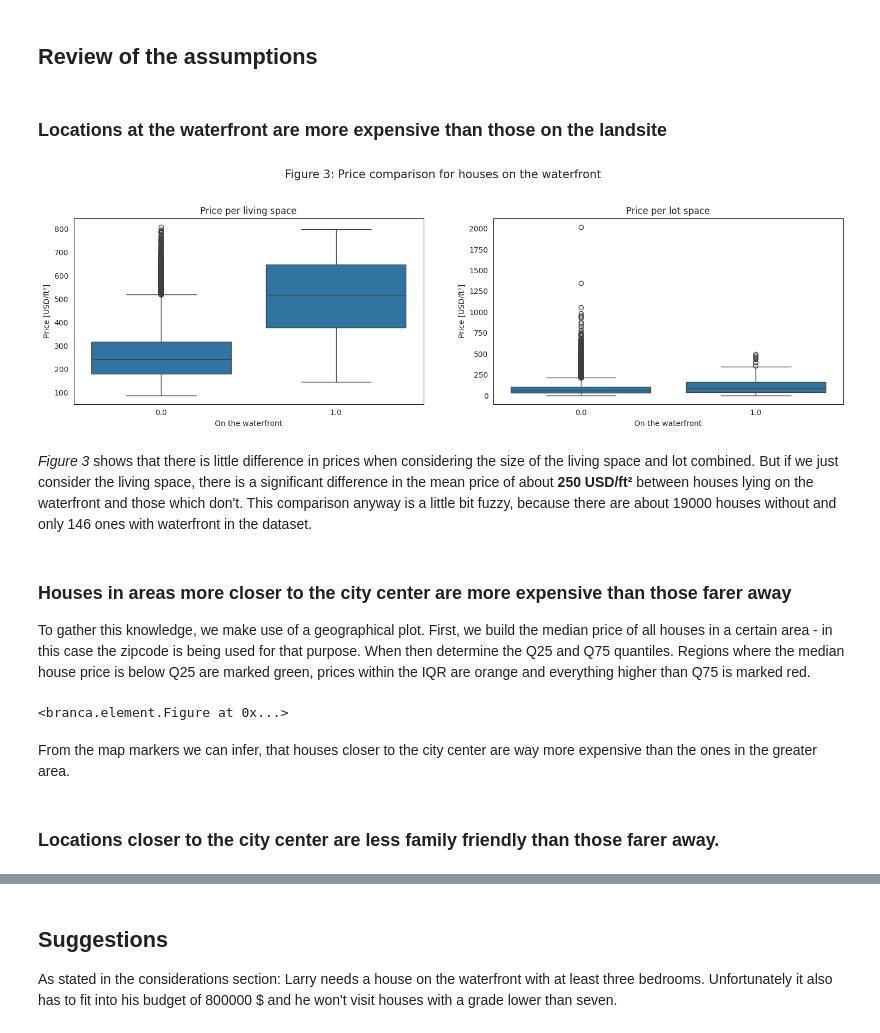
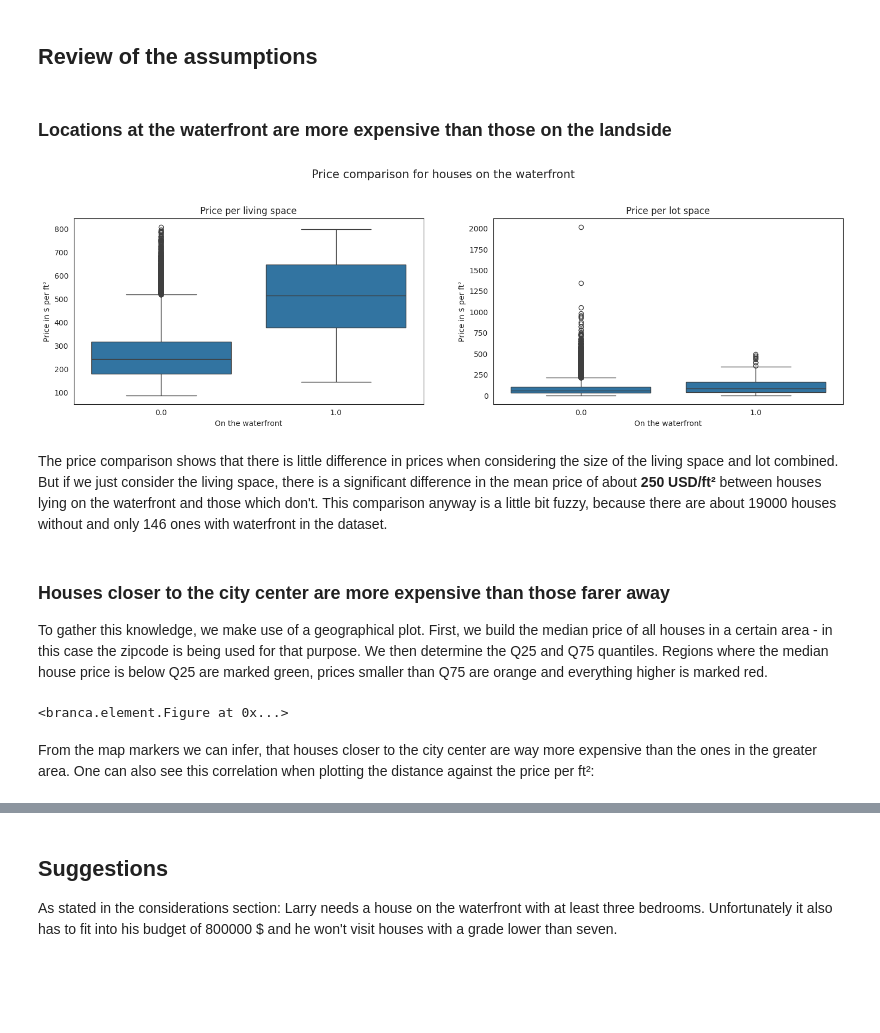
Before and after one commit to christian-reimann/ds-eda-project, a Jupyter notebook: reimann_eda.ipynb, the cells around one changed output, grey strips where cells are left out. Drawn from its saved outputs; the diff is of its cells as text; code cells hidden in the pictures; blank space fills up the shorter version.

```diff
--- a/reimann_eda.ipynb
+++ b/reimann_eda.ipynb
@@ -224,0 +217,24 @@ df[["price", "sqft_living", "sqft_lot", "price_per_sqft_living", "price_per_sqft
+# %%
+def haversine(lat1, lon1, lat2, lon2):
+    # Convert latitude and longitude from degrees to radians
+    lat1, lon1, lat2, lon2 = map(np.radians, [lat1, lon1, lat2, lon2])
+
+    # Haversine formula
+    dlat = lat2 - lat1
+    dlon = lon2 - lon1
+    a = np.sin(dlat/2)**2 + np.cos(lat1) * np.cos(lat2) * np.sin(dlon/2)**2
+    c = 2 * np.arcsin(np.sqrt(a))
+
+    # Radius of Earth in kilometers
+    r = 6371
+
+    # Calculate the result
+    return c * r
+
+# Apply the haversine function to each house in the dataset
+df["distance"] = df.apply(
+    lambda row: haversine(row["lat"], row["long"], SPACE_NEEDLE_COORDS[0], SPACE_NEEDLE_COORDS[1]),
+    axis=1
+)
+
+df[["lat", "long", "distance"]].head(10)
@@ -296,30 +327,34 @@ Now, let's have a look at the client. I chose Larry Sanders, who is looking for
 # %% [markdown]
 ## Review of the assumptions
 # %% [markdown]
-### Locations at the waterfront are more expensive than those on the landsite
+### Locations at the waterfront are more expensive than those on the landside
 # %%
 fig, ax = plt.subplots(1, 2, figsize = (15,5))
-fig.suptitle("Figure 3: Price comparison for houses on the waterfront", fontsize=15)
+fig.suptitle("Price comparison for houses on the waterfront", fontsize=15)
 
 f1 = sns.boxplot(x = df["waterfront"], y = df["price_per_sqft_living"], ax=ax[0])
-f1.set_xlabel("On the waterfront")
-f1.set_ylabel("Price [USD/ft²]", fontsize = 10)
-f1.set_title("Price per living space", fontsize = 12)
+f1.set(
+    xlabel="On the waterfront",
+    ylabel="Price in $ per ft²",
+    title="Price per living space"
+)
 
 f2 = sns.boxplot(x = df["waterfront"], y = df["price_per_sqft_lot"], ax=ax[1])
-f2.set_xlabel("On the waterfront")
-f2.set_ylabel("Price [USD/ft²]", fontsize = 10)
-f2.set_title("Price per lot space", fontsize = 12)
+f2.set(
+    xlabel="On the waterfront",
+    ylabel="Price in $ per ft²",
+    title="Price per lot space"
+)
 
 fig.tight_layout()
 plt.subplots_adjust(wspace = .2, top = 0.8)
 plt.show()
 # %% [output]
-[figure, old version]
+[figure, new version]
 # %% [markdown]
-*Figure 3* shows that there is little difference in prices when considering the size of the living space and lot combined. But if we just consider the living space, there is a significant difference in the mean price of about **250 USD/ft²** between houses lying on the waterfront and those which don't. This comparison anyway is a little bit fuzzy, because there are about 19000 houses without and only 146 ones with waterfront in the dataset.
+The price comparison shows that there is little difference in prices when considering the size of the living space and lot combined. But if we just consider the living space, there is a significant difference in the mean price of about **250 USD/ft²** between houses lying on the waterfront and those which don't. This comparison anyway is a little bit fuzzy, because there are about 19000 houses without and only 146 ones with waterfront in the dataset.
 # %% [markdown]
-### Houses in areas more closer to the city center are more expensive than those farer away
+### Houses closer to the city center are more expensive than those farer away
 
-To gather this knowledge, we make use of a geographical plot. First, we build the median price of all houses in a certain area - in this case the zipcode is being used for that purpose. When then determine the Q25 and Q75 quantiles. Regions where the median house price is below Q25 are marked green, prices within the IQR are orange and everything higher than Q75 is marked red.
+To gather this knowledge, we make use of a geographical plot. First, we build the median price of all houses in a certain area - in this case the zipcode is being used for that purpose. We then determine the Q25 and Q75 quantiles. Regions where the median house price is below Q25 are marked green, prices smaller than Q75 are orange and everything higher is marked red.
 # %%
@@ -409,6 +415,4 @@ f
 # %% [output]
 <branca.element.Figure at 0x...>
 # %% [markdown]
-From the map markers we can infer, that houses closer to the city center are way more expensive than the ones in the greater area.
+From the map markers we can infer, that houses closer to the city center are way more expensive than the ones in the greater area. One can also see this correlation when plotting the distance against the price per ft²:
-# %% [markdown]
-### Locations closer to the city center are less family friendly than those farer away.
```
Also changed, not shown: parts of 19 cells of this notebook.
